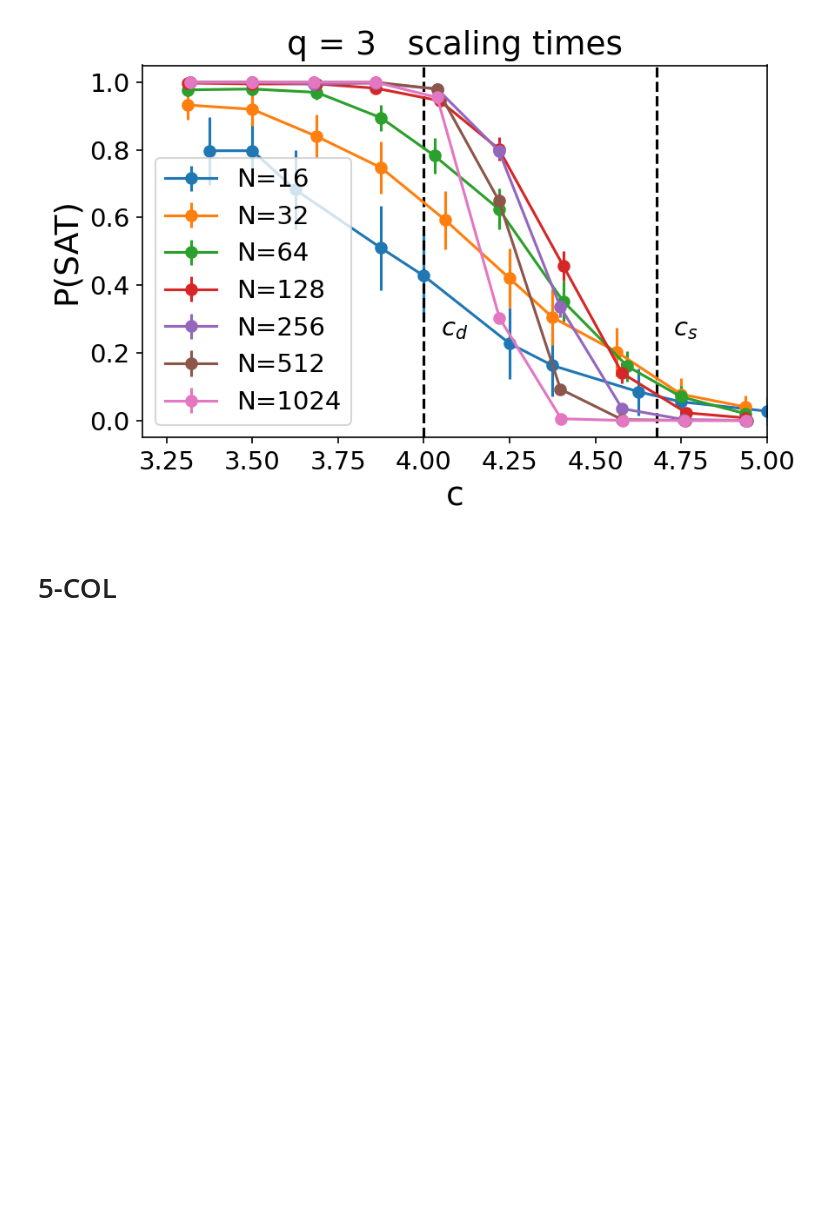
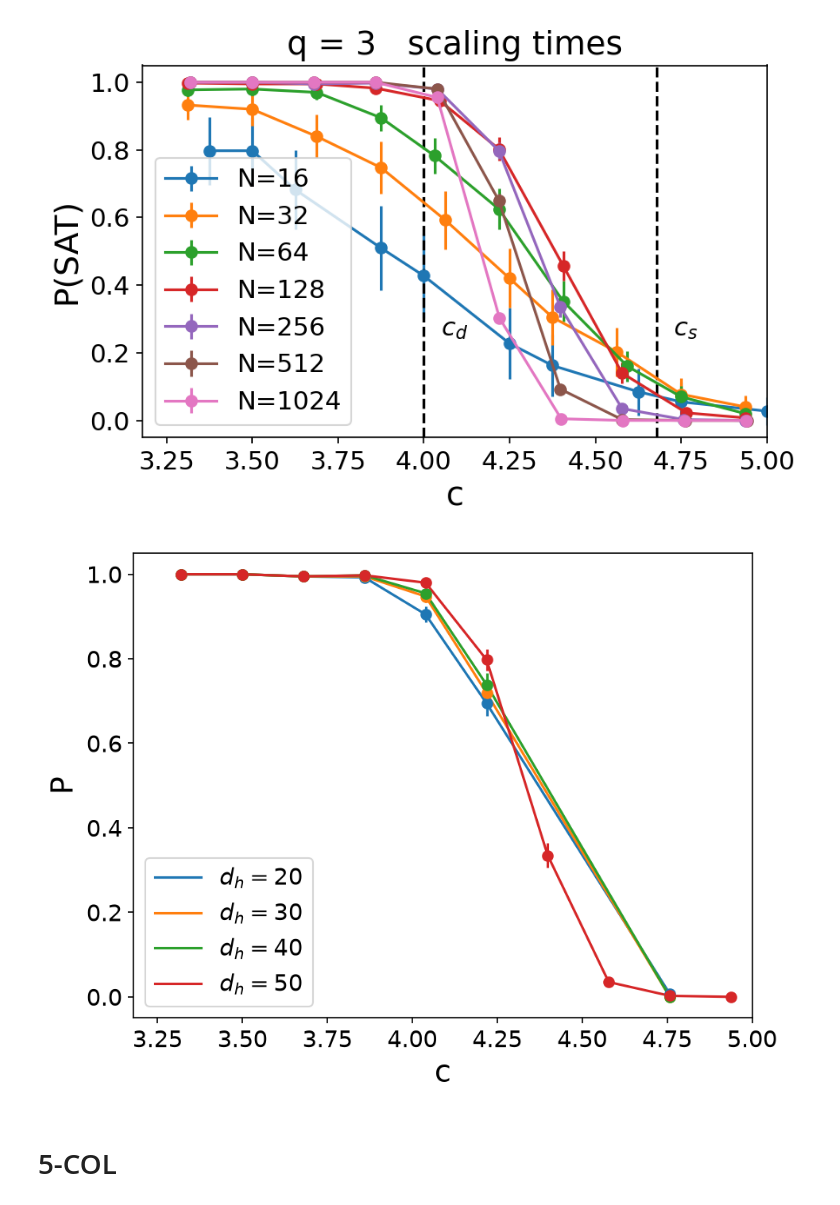
Before and after one commit to d4v1d-cub/PI-GNN-Coloring, a Jupyter notebook: plot_Geri_style_from_csv.ipynb, the cells around one changed output. Saved outputs shown, nothing was run; the diff lists cells and outputs as text; code cells hidden in the pictures; blank space fills up the shorter version.

Commit message:
processing data several hiddim

```diff
--- a/plot_Geri_style_from_csv.ipynb
+++ b/plot_Geri_style_from_csv.ipynb
@@ -84,7 +113,8 @@ cd = 4
 cs = 4.678
 cmin = 3.32
 cmax = 4.96
-path = f'/media/david/Data/UH/Grupo_de_investigacion/Hard_benchmarks/Coloring/PI-GNN/Results/Recurrent/random_graphs/Mixed/q_{q}/Stats/'
+# path = f'/media/david/Data/UH/Grupo_de_investigacion/Hard_benchmarks/Coloring/PI-GNN/Results/Recurrent/random_graphs/Mixed/q_{q}/Stats/'
+path = f'/run/media/david/Data/Research/Hard_benchmarks/Coloring/PI-GNN/Results/Recurrent/random_graphs/Mixed/q_{q}/Stats/'
 # %%
 exp_min = 7
 exp_max = 12
@@ -185,6 +215,30 @@ extra_label = "scaling times"
 plot_model_curve(df3, figname, xlim, ylim, cd, cs, q, extra_label)
 # %% [output]
 [figure]
+# %%
+Nval = 256
+nmax = 2 ** exp_max
+m_min = {Nval:int(round(Nval * cmin / 2))}
+m_max = {Nval:int(round(Nval * cmax / 2))}
+ntrials = 5
+hiddim_list = [20, 30, 40, 50]
+data_list = []
+for hiddim in hiddim_list[:-1]:
+    filename = f'{q}COL_rPI-GNN_ntrials={ntrials}_hiddim={hiddim}.csv'
+    df3 = read_data(path, filename, nmin, nmax, m_min, m_max)
+    data_list.append(df3)
+
+filename = f'{q}COL_rPI-GNN_ntrials={ntrials}.csv'
+df3 = read_data(path, filename, nmin, nmax, m_min, m_max)
+data_list.append(df3)
+
+xlim = (3.18, 5.0)
+ylim = (-0.05, 1.05)
+
+figname = f'{path}/Coloring_q_{q}_rPI-GNN_ntrials_{ntrials}_nmin_{nmin}_nmax_{nmax}_several_hiddim_paper.png'
+plot_model_curve_several_hiddim_paper(data_list, hiddim_list, Nval, figname, xlim, ylim)
+# %% [output]
+[figure, added]
 # %% [markdown]
 # 5-COL
 # %%
```
Also changed, not shown: parts of 1 cell of this notebook, 2 other files.
